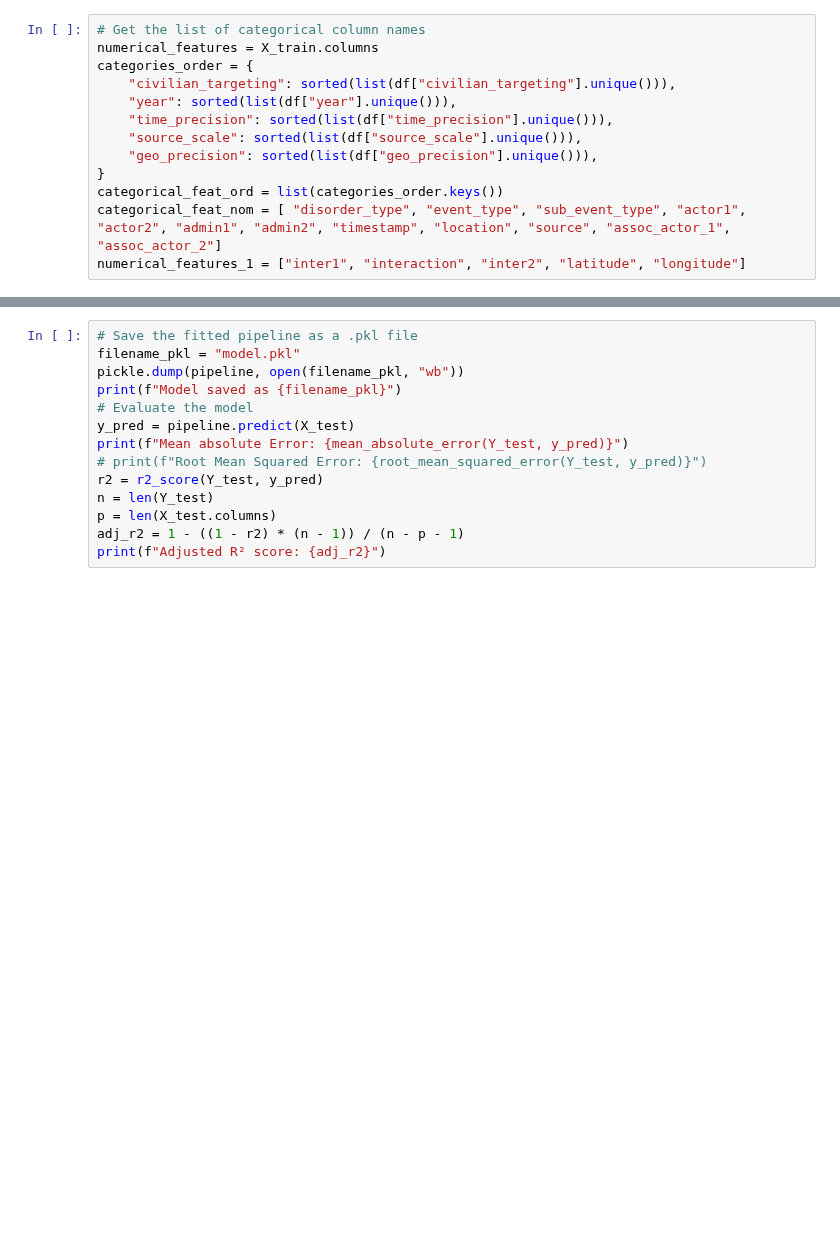
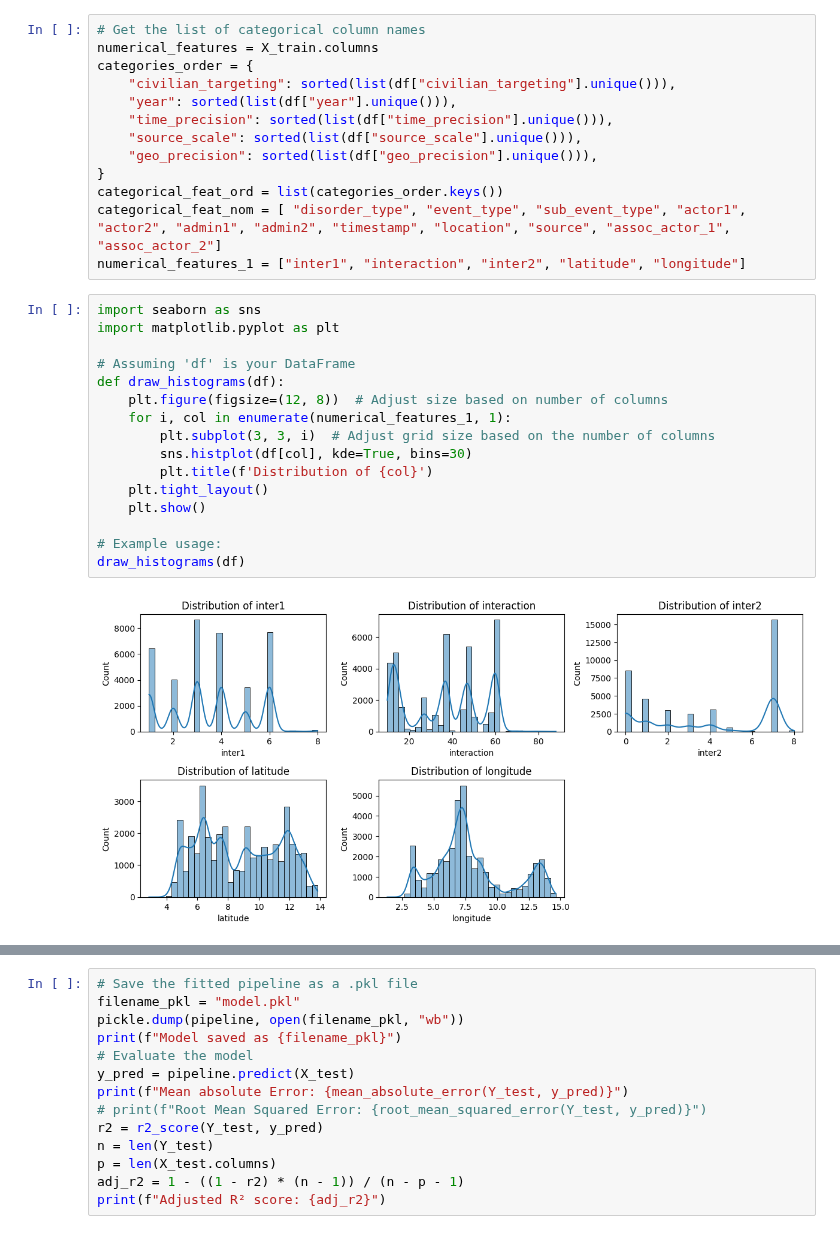
Before and after one commit to mlsanigeria/nigeria-crime-trends, a Jupyter notebook: experimentation_prayas7102/nigeria_crime_detection.ipynb, the cells around one changed output, grey strips where cells are left out. Cells and saved outputs as stored; diff of their text form; blank space fills up the shorter version.

Commit message:
histplot for numerical column added

```diff
--- a/experimentation_prayas7102/nigeria_crime_detection.ipynb
+++ b/experimentation_prayas7102/nigeria_crime_detection.ipynb
@@ -169,6 +169,24 @@ categories_order = {
 categorical_feat_ord = list(categories_order.keys())
 categorical_feat_nom = [ "disorder_type", "event_type", "sub_event_type", "actor1", "actor2", "admin1", "admin2", "timestamp", "location", "source", "assoc_actor_1", "assoc_actor_2"]
 numerical_features_1 = ["inter1", "interaction", "inter2", "latitude", "longitude"]
+# %%
+import seaborn as sns
+import matplotlib.pyplot as plt
+
+# Assuming 'df' is your DataFrame
+def draw_histograms(df):
+    plt.figure(figsize=(12, 8))  # Adjust size based on number of columns
+    for i, col in enumerate(numerical_features_1, 1):
+        plt.subplot(3, 3, i)  # Adjust grid size based on the number of columns
+        sns.histplot(df[col], kde=True, bins=30)
+        plt.title(f'Distribution of {col}')
+    plt.tight_layout()
+    plt.show()
+
+# Example usage:
+draw_histograms(df)
+# %% [output]
+[figure, added]
 # %%
 # Separate transformers for categorical and numerical features
 
```
Also changed, not shown: parts of 2 cells of this notebook.
